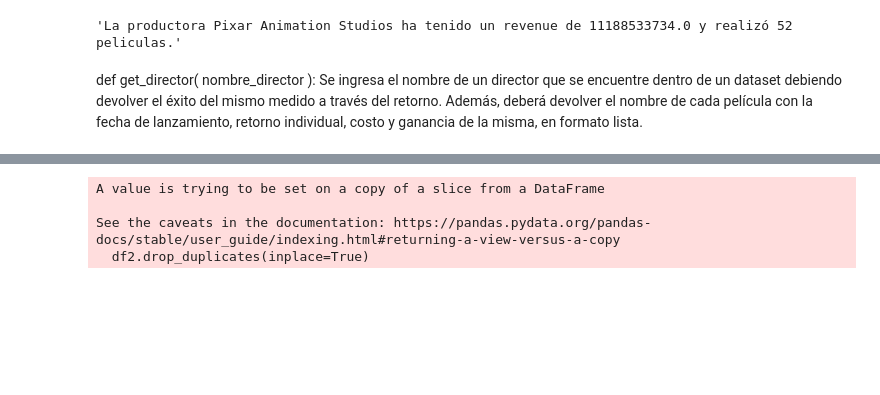
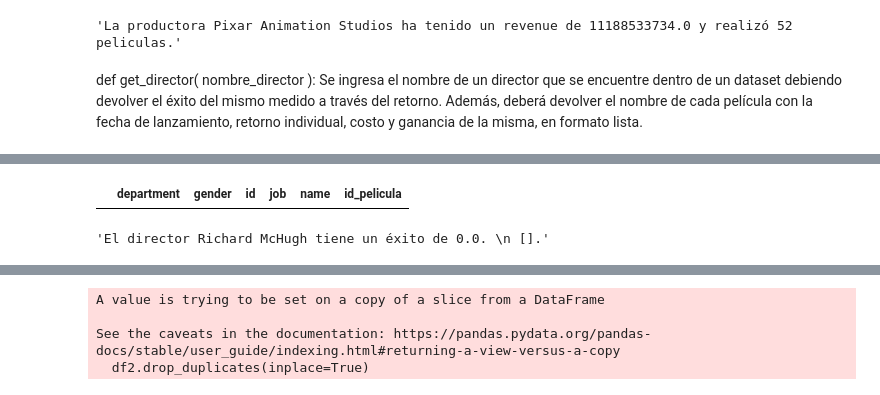
Before and after one commit to A-Lasso/Proyecto_Individual1, a Jupyter notebook: Codigo.ipynb, the cells around one changed output, grey strips where cells are left out. Cells and saved outputs as stored; diff of their text form; code cells hidden in the pictures; blank space fills up the shorter version.

```diff
--- a/Codigo.ipynb
+++ b/Codigo.ipynb
@@ -945,3 +994,11 @@ def get_director(nombre_director):
     lista_de_listas=df2.values.tolist()
 
     return "El director {} tiene un éxito de {}. {} {}.".format(nombre_director, exito,'\n',lista_de_listas)
+# %%
+df_crew[df_crew["job"]=='Director'][df_crew['name']=='Richard McHugh']
+# %% [output]
+|  | department | gender | id | job | name | id_pelicula |
+# %%
+get_director('Richard McHugh	')
+# %% [output]
+'El director Richard McHugh tiene un éxito de 0.0. \n [].'
```
Also changed, not shown: parts of 21 cells of this notebook, 8 other files.
